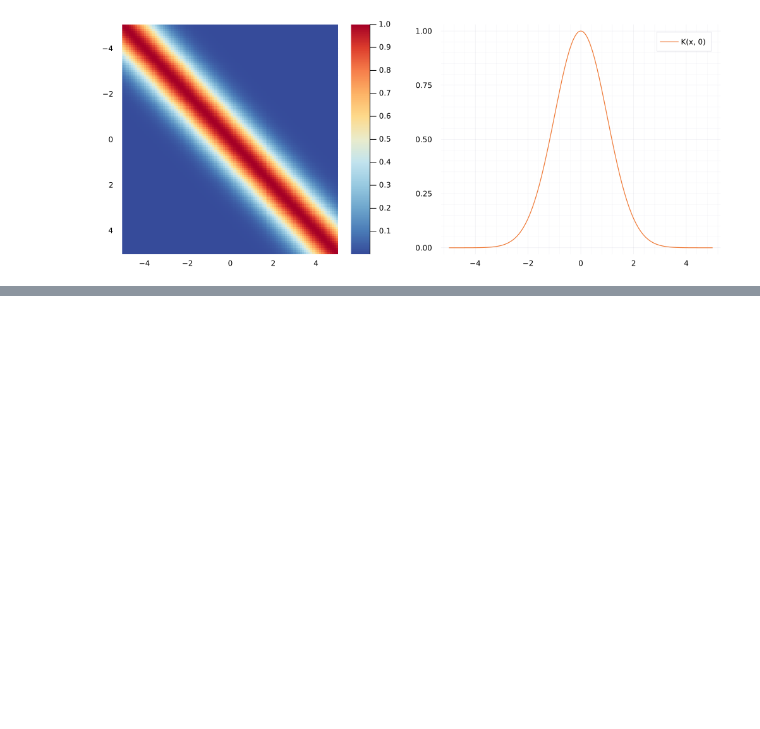
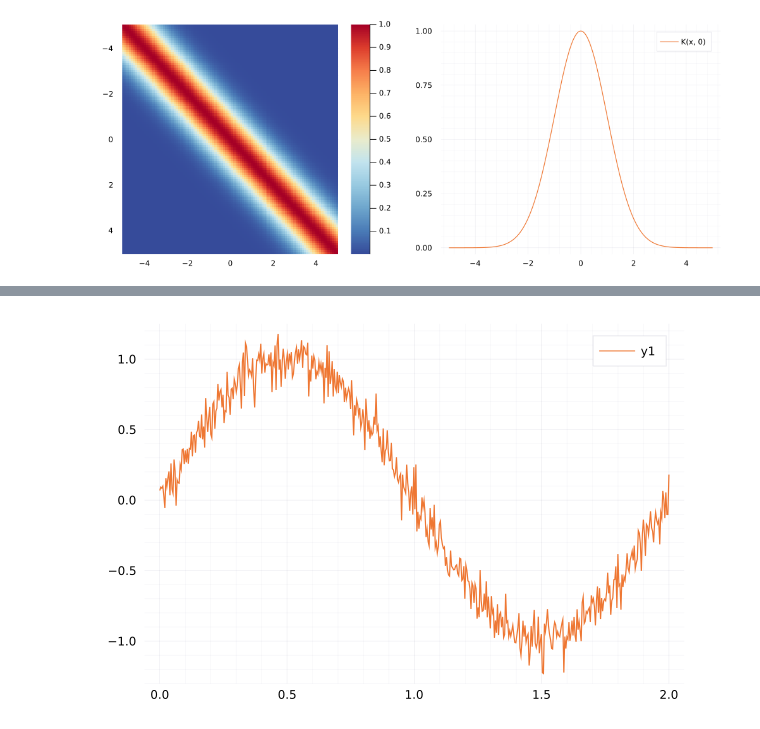
Before and after one commit to bonevbs/ml_notebooks, a Jupyter notebook: gaussian_processes.ipynb, the cells around one changed output, grey strips where cells are left out. Cells and saved outputs as stored; diff of their text form; code cells hidden in the pictures; blank space fills up the shorter version.

```diff
--- a/gaussian_processes.ipynb
+++ b/gaussian_processes.ipynb
@@ -150,3 +195,10 @@ plot(mesh,samples)
+# %%
+D(xa, xb; σ=0.1) = σ^2 .* [Float64(norm(a) == 0.) for a in (xa .- xb)]
+# visualize_kernel(D)
+f(x) = sin.(π * x)
+visualize_gp_samples(f, D, 1, bounds=(0,2))
+# %% [output]
+[figure, added]
 # %% [markdown]
 ## Connection to Neural Networks
 
```
Also changed, not shown: parts of 14 cells of this notebook, 1 other file.
